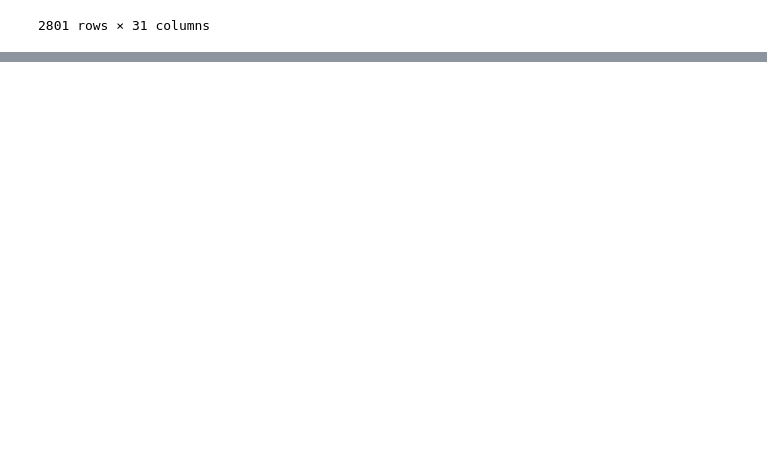
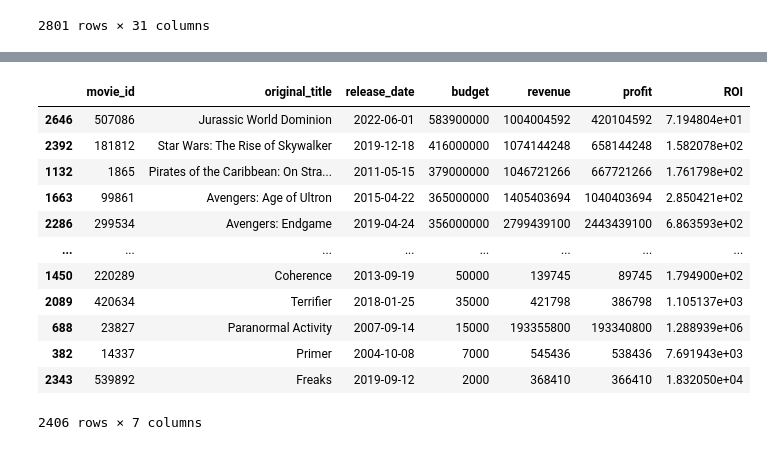
Before and after one commit to pbollhorn/bi-group-5-and-9, a Jupyter notebook: exam_project/pbtest.ipynb, the cells around one changed output, grey strips where cells are left out. Saved outputs shown, nothing was run; the diff lists cells and outputs as text; code cells hidden in the pictures; blank space fills up the shorter version.

```diff
--- a/exam_project/pbtest.ipynb
+++ b/exam_project/pbtest.ipynb
@@ -59,0 +60,19 @@ df_movies
+# %%
+df_movies = df_movies[(df_movies['budget'] != 0) & (df_movies['revenue'] != 0)].copy()
+df_movies['profit'] = df_movies['revenue'] - df_movies['budget']
+df_movies['ROI'] = ( df_movies['profit'] / df_movies['budget'] )*100
+df_movies.sort_values(by="budget", ascending=False)
+# %% [output]
+|  | movie_id | original_title | release_date | budget | revenue | profit | ROI |
+| 2646 | 507086 | Jurassic World Dominion | 2022-06-01 | 583900000 | 1004004592 | 420104592 | 7.194804e+01 |
+| 2392 | 181812 | Star Wars: The Rise of Skywalker | 2019-12-18 | 416000000 | 1074144248 | 658144248 | 1.582078e+02 |
+| 1132 | 1865 | Pirates of the Caribbean: On Stra... | 2011-05-15 | 379000000 | 1046721266 | 667721266 | 1.761798e+02 |
+| 1663 | 99861 | Avengers: Age of Ultron | 2015-04-22 | 365000000 | 1405403694 | 1040403694 | 2.850421e+02 |
+| 2286 | 299534 | Avengers: Endgame | 2019-04-24 | 356000000 | 2799439100 | 2443439100 | 6.863593e+02 |
+| ... | ... | ... | ... | ... | ... | ... | ... |
+| 1450 | 220289 | Coherence | 2013-09-19 | 50000 | 139745 | 89745 | 1.794900e+02 |
+| 2089 | 420634 | Terrifier | 2018-01-25 | 35000 | 421798 | 386798 | 1.105137e+03 |
+| 688 | 23827 | Paranormal Activity | 2007-09-14 | 15000 | 193355800 | 193340800 | 1.288939e+06 |
+| 382 | 14337 | Primer | 2004-10-08 | 7000 | 545436 | 538436 | 7.691943e+03 |
+| 2343 | 539892 | Freaks | 2019-09-12 | 2000 | 368410 | 366410 | 1.832050e+04 |
+2406 rows × 7 columns
```
Also changed, not shown: parts of 4 cells of this notebook.
